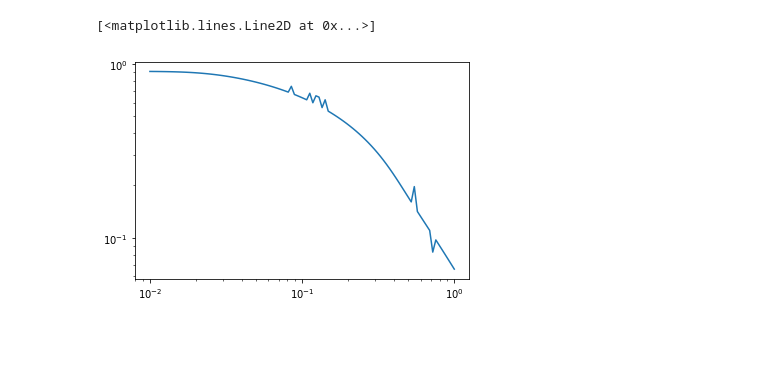
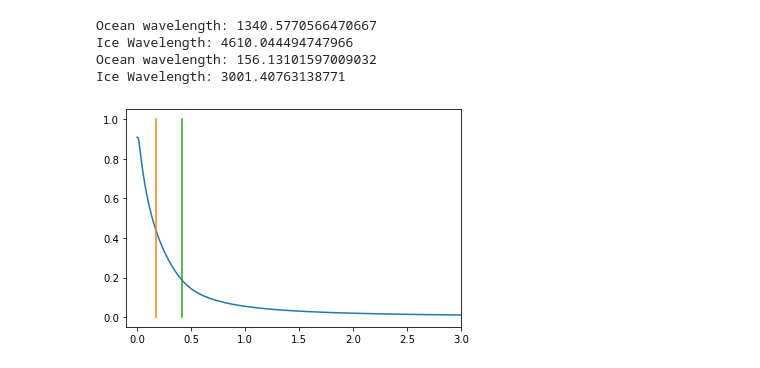
Before and after one commit to bradlipovsky/crevasserator, a Jupyter notebook: calculate-fox-squire-wavenumbers.ipynb, the cells around one changed output. Cells and saved outputs as stored; diff of their text form; code cells hidden in the pictures; blank space fills up the shorter version.

```diff
--- a/calculate-fox-squire-wavenumbers.ipynb
+++ b/calculate-fox-squire-wavenumbers.ipynb
@@ -1,15 +1,6 @@
 # %%
 from numpy import sinh, sqrt, fmin, tanh, linspace, logspace,array,pi
 from scipy.optimize import minimize
-
-omega = 2*pi * 0.03 # this is the independent variable
-H = 100
-L = 1e16
-hi = 100
-rhoi = 910
-m = rhoi*hi
-rho = 1024
-g = 9.81
 # %%
 def sgw_disp(k):
     '''
@@ -30,7 +21,8 @@ def sgw(omega):
     Given omega, calculate k for surface gravity waves
     '''
     if isinstance(omega,float):
-        output = minimize (lambda x: abs(sgw_disp(x)-omega), omega/sqrt(g*H) )
+        output = minimize (lambda x: abs(sgw_disp(x)-omega), omega/sqrt(g*H),
+                          method=root_finding_algorithm )
         k = output.x
         good = output.success
         return k, good
@@ -38,7 +30,8 @@ def sgw(omega):
         k = []
         good = []
         for o in omega:
-            output = minimize (lambda x: abs(sgw_disp(x)-o), o/sqrt(g*H))
+            output = minimize (lambda x: abs(sgw_disp(x)-o), o/sqrt(g*H),
+                          method=root_finding_algorithm)
             k.append( output.x )
             good.append ( output.success )
         return k, good
@@ -48,7 +41,8 @@ def fgw(omega):
     Given omega, calculate k for flexural gravity waves
     '''
     if isinstance(omega,float):
-        output = minimize (lambda x: abs(fgw_disp(x)-omega), omega/sqrt(g*H) )
+        output = minimize (lambda x: abs(fgw_disp(x)-omega), omega/sqrt(g*H),
+                          method=root_finding_algorithm)
         k = output.x
         good = output.success
         return k, good
@@ -56,7 +50,8 @@ def fgw(omega):
         k = []
         good = []
         for o in omega:
-            output = minimize (lambda x: abs(fgw_disp(x)-o), o/sqrt(g*H))
+            output = minimize (lambda x: abs(fgw_disp(x)-o), o/sqrt(g*H),
+                          method=root_finding_algorithm)
             k.append( output.x )
             good.append ( output.success )
         return k, good
@@ -81,16 +76,47 @@ def transmission_coeff(omega):
     R = R_unscaled / (R_unscaled + T_unscaled)
     T = T_unscaled / (R_unscaled + T_unscaled)
     return T
+# %%
+omega = 2*pi / 35 # this is the independent variable
+H = 400
+hi = 300
+E = 1e10
+nu = 0.3
+L = E/(1-nu**2) /15 * hi**3
+# print(L)
+
+rhoi = 910
+m = rhoi*hi
+rho = 1024
+g = 9.81
+
+print(f'Ocean wavelength: {2*pi / sgw(2*pi/30)[0][0]}')
+print(f'Ice Wavelength: {2*pi / fgw(2*pi/30)[0][0]}')
+
+print(f'Ocean wavelength: {2*pi / sgw(2*pi/10)[0][0]}')
+print(f'Ice Wavelength: {2*pi / fgw(2*pi/10)[0][0]}')
+# %% [output]
+Ocean wavelength: 1340.5770566470667
+Ice Wavelength: 4610.044494747966
+Ocean wavelength: 156.13101597009032
+Ice Wavelength: 3001.40763138771
 # %%
+root_finding_algorithm = 'TNC'
 T=[]
-omegs=logspace(-2,0,100)
+omegs=logspace(-3,1,100)
 for omeg in omegs:
     T.append(transmission_coeff(omeg))
 # %%
+f1 = 2*pi/35
+f2 = 2*pi/15
+
 import matplotlib.pyplot as plt
 fig,ax=plt.subplots()
 fig.patch.set_facecolor('w')
-plt.loglog(omegs,T)
+plt.plot(omegs,T)
+plt.plot((f1,f1),(1e-3,1e0))
+plt.plot((f2,f2),(1e-3,1e0))
+plt.xlim([-0.1,3])
+plt.show()
 # %% [output]
-[<matplotlib.lines.Line2D at 0x...>]
-[figure, old version]
+[figure, new version]
```
Also changed, not shown: 5 other files.
